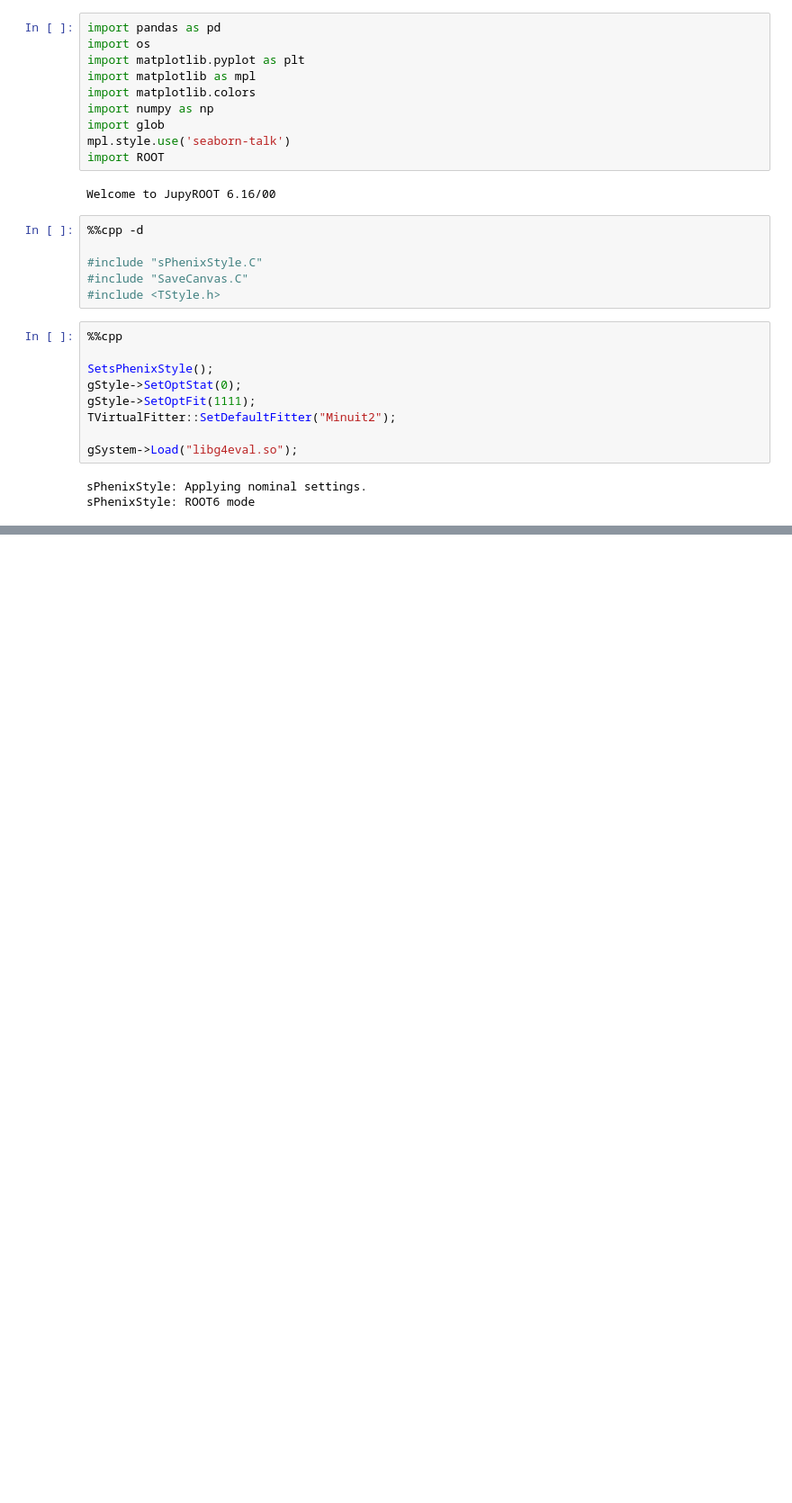
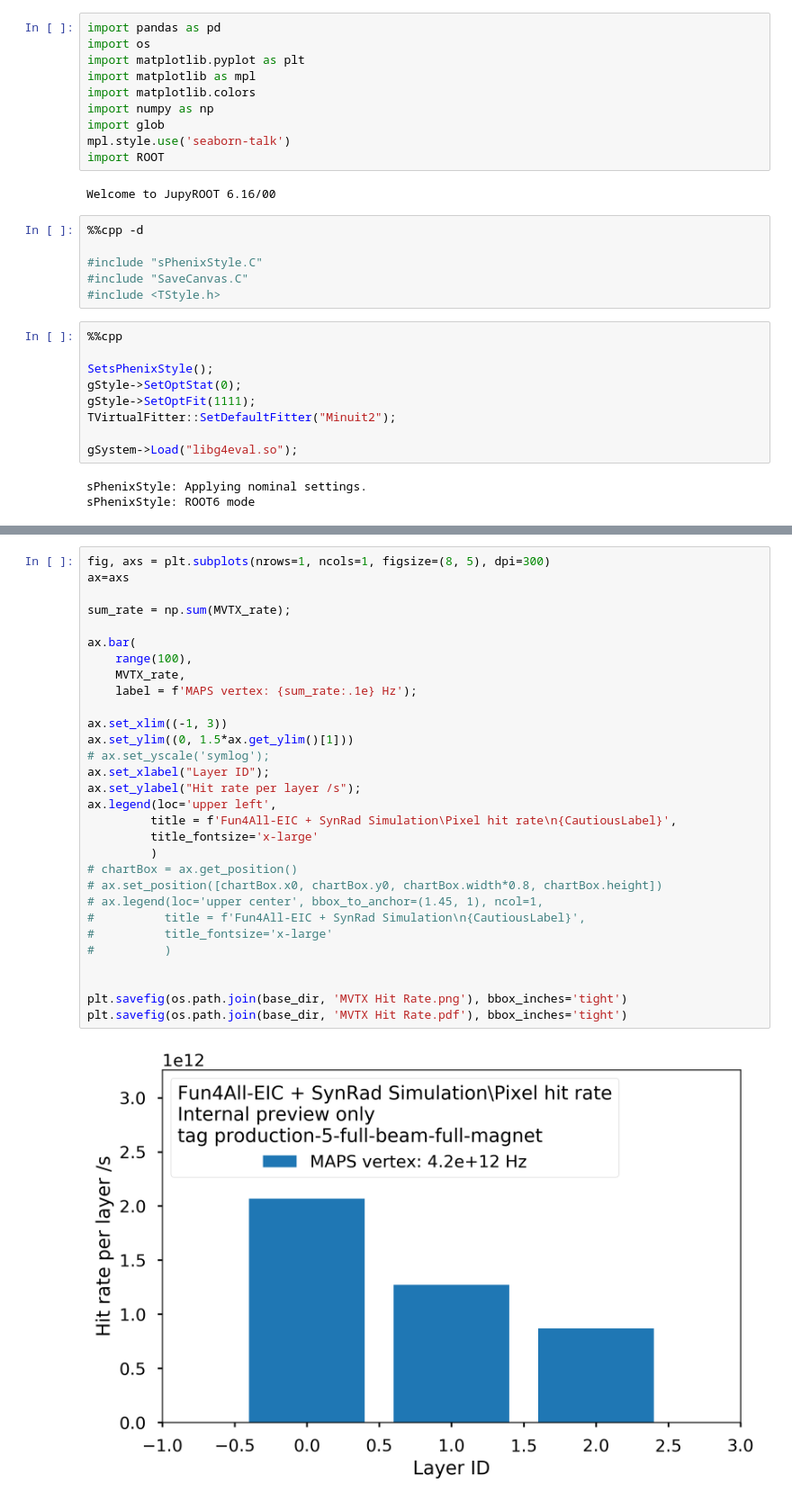
Before and after one commit to blackcathj/SynRad, a Jupyter notebook: RateCalculation.ipynb, the cells around one changed output, grey strips where cells are left out. Shown at 90% size. Drawn from its saved outputs; the diff is of its cells as text; blank space fills up the shorter version.

```diff
--- a/RateCalculation.ipynb
+++ b/RateCalculation.ipynb
@@ -248,0 +296,32 @@ ax.get_ylim()[1]
+# %%
+fig, axs = plt.subplots(nrows=1, ncols=1, figsize=(8, 5), dpi=300)
+ax=axs
+
+sum_rate = np.sum(MVTX_rate);
+
+ax.bar(
+    range(100),
+    MVTX_rate,
+    label = f'MAPS vertex: {sum_rate:.1e} Hz');
+
+ax.set_xlim((-1, 3))
+ax.set_ylim((0, 1.5*ax.get_ylim()[1]))
+# ax.set_yscale('symlog');
+ax.set_xlabel("Layer ID");
+ax.set_ylabel("Hit rate per layer /s");
+ax.legend(loc='upper left',
+         title = f'Fun4All-EIC + SynRad Simulation\Pixel hit rate\n{CautiousLabel}',
+         title_fontsize='x-large'
+         )
+# chartBox = ax.get_position()
+# ax.set_position([chartBox.x0, chartBox.y0, chartBox.width*0.8, chartBox.height])
+# ax.legend(loc='upper center', bbox_to_anchor=(1.45, 1), ncol=1,
+#          title = f'Fun4All-EIC + SynRad Simulation\n{CautiousLabel}',
+#          title_fontsize='x-large'
+#          )
+
+
+plt.savefig(os.path.join(base_dir, 'MVTX Hit Rate.png'), bbox_inches='tight')
+plt.savefig(os.path.join(base_dir, 'MVTX Hit Rate.pdf'), bbox_inches='tight')
+# %% [output]
+[figure, added]
```
Also changed, not shown: parts of 17 cells of this notebook, 53 other files.
